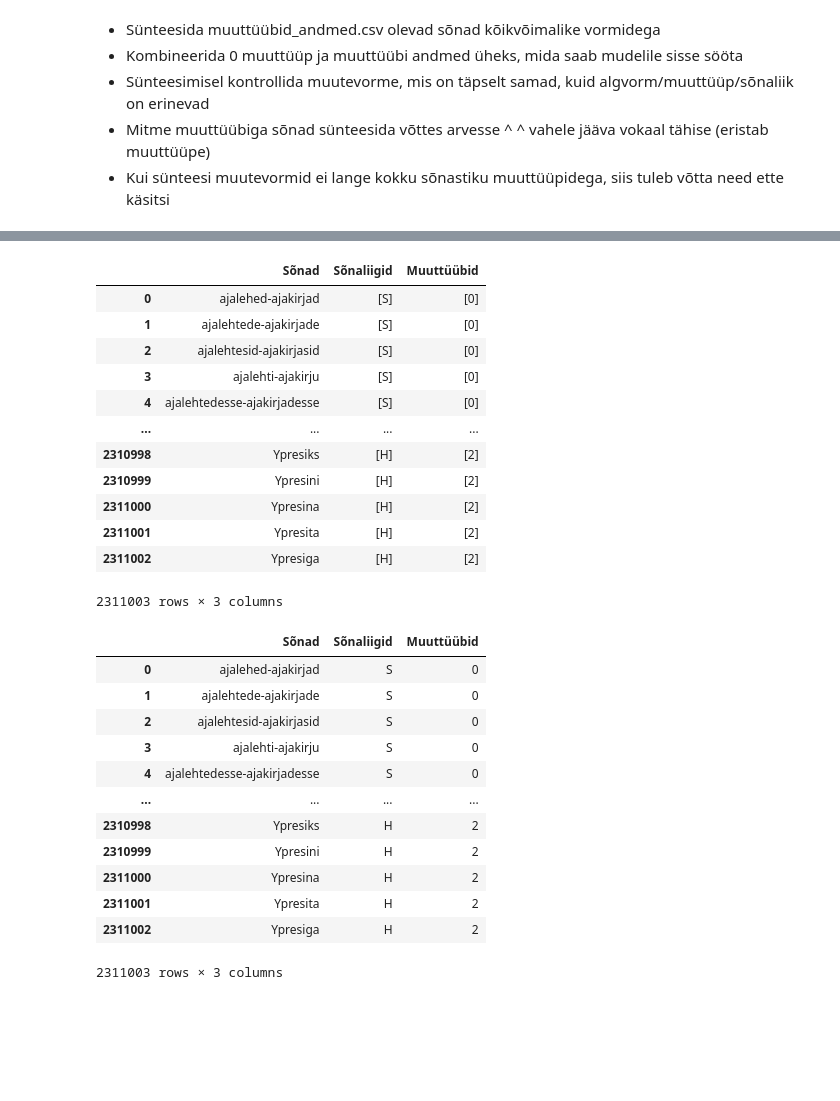
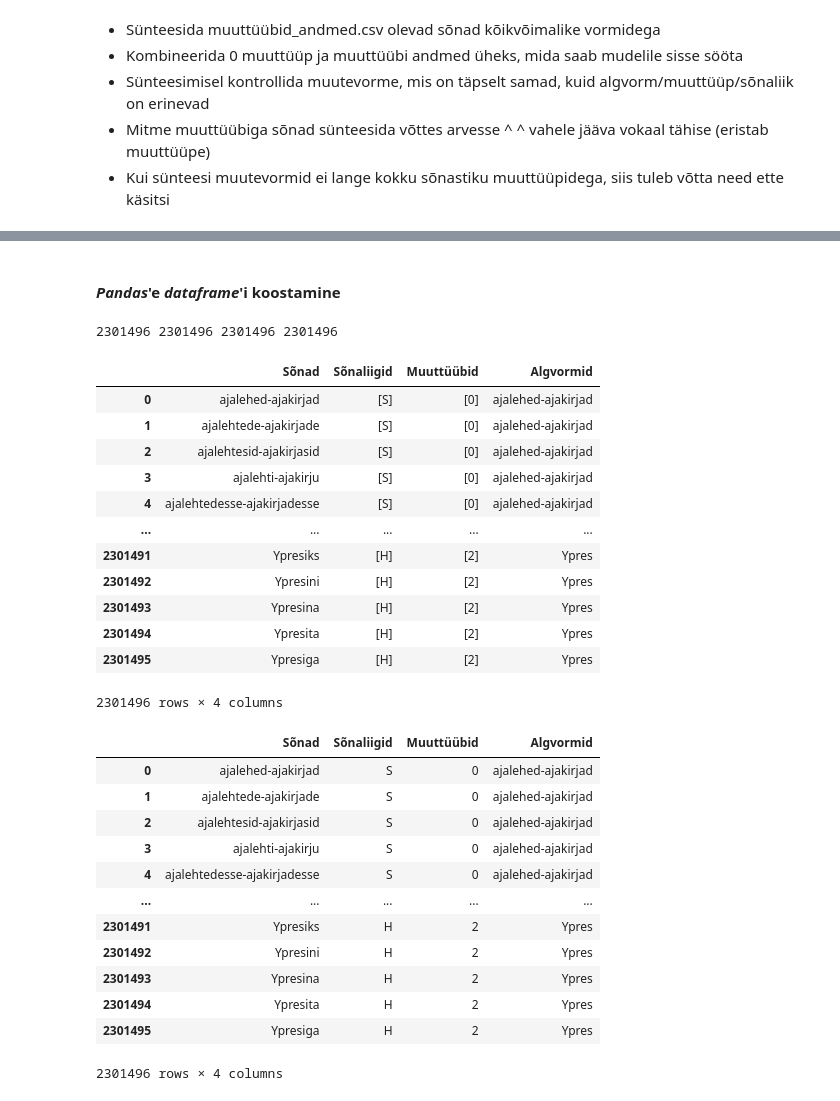
Before and after one commit to SanderSaska/MorfoloogiliseMuuttyybiAutomaatneTuvastaja, a Jupyter notebook: Morfoloogilise_muuttüübi_automaatne_tuvastamine.ipynb, the cells around one changed output, grey strips where cells are left out. Saved outputs shown, nothing was run; the diff lists cells and outputs as text; code cells hidden in the pictures; blank space fills up the shorter version.

```diff
--- a/Morfoloogilise_muuttüübi_automaatne_tuvastamine.ipynb
+++ b/Morfoloogilise_muuttüübi_automaatne_tuvastamine.ipynb
@@ -780,6 +842,7 @@ print(estnltk.vabamorf.morf.synthesize("sulgema", 'tud'))
 sõnad = list()
 sõnaliigid = list()
 muuttüübid = list()
+algvormid = list()
 
 cases_noun = [
   # label, Estonian case name
@@ -909,3 +972,15 @@ def synthesize_all(word, PoS):
       return sing_rows
     case _:
       return None
+
+def lisa_andmestikku(sõna, sõnaliik, muuttüüp, algvorm = None):
+  global sõnad, sõnaliigid, muuttüübid, algvormid
+  if algvorm:
+    sõnad.append(sõna)
+    sõnaliigid.append(sõnaliik)
+    muuttüübid.append(muuttüüp)
+    algvormid.append(algvorm)
+  else:
+    sõnad.append(sõna)
+    sõnaliigid.append(sõnaliik)
+    muuttüübid.append(muuttüüp)
@@ -1333,6 +1450,8 @@ with open('muuttüübid_andmed.csv', 'r', encoding='utf-8') as muut_f:
           käsitle_ühe_muuttüübiga(s[-1], sõnaliik, muuttüüp)
         else:
           käsitle_mitme_muuttüübiga(s[-1], sõnaliik, muuttüüp)
+# %% [markdown]
+#### *Pandas*'e *dataframe*'i koostamine
 # %%
 # 3, 5, 3, 5, 5, 5, 3, 5, 5, 5 - 10x
 # 5, 5, 3, 5, 5, 5, 5, 5, 5, 5 - 10x
@@ -1340,47 +1459,56 @@ with open('muuttüübid_andmed.csv', 'r', encoding='utf-8') as muut_f:
 sõnad_np = np.array(sõnad)
 sõnaliigid_np = np.array(sõnaliigid)
 muuttüübid_np = np.array(muuttüübid)
+if len(algvormid) > 0:
+  algvormid_np = np.array(algvormid)
+# %%
+print(len(sõnad), len(sõnaliigid), len(muuttüübid), len(algvormid))
+# %% [output]
+2301496 2301496 2301496 2301496
 # %%
-df = pd.DataFrame({'Sõnad': sõnad_np, 'Sõnaliigid': sõnaliigid_np, 'Muuttüübid': muuttüübid_np})
+if len(algvormid) > 0:
+  df = pd.DataFrame({'Sõnad': sõnad_np, 'Sõnaliigid': sõnaliigid_np, 'Muuttüübid': muuttüübid_np, 'Algvormid': algvormid_np})
+else:
+  df = pd.DataFrame({'Sõnad': sõnad_np, 'Sõnaliigid': sõnaliigid_np, 'Muuttüübid': muuttüübid_np})
 # %%
 display(df)
 # %% [output]
-|  | Sõnad | Sõnaliigid | Muuttüübid |
-| 0 | ajalehed-ajakirjad | [S] | [0] |
-| 1 | ajalehtede-ajakirjade | [S] | [0] |
-| 2 | ajalehtesid-ajakirjasid | [S] | [0] |
-| 3 | ajalehti-ajakirju | [S] | [0] |
-| 4 | ajalehtedesse-ajakirjadesse | [S] | [0] |
-| ... | ... | ... | ... |
-| 2310998 | Ypresiks | [H] | [2] |
-| 2310999 | Ypresini | [H] | [2] |
-| 2311000 | Ypresina | [H] | [2] |
-| 2311001 | Ypresita | [H] | [2] |
-| 2311002 | Ypresiga | [H] | [2] |
+|  | Sõnad | Sõnaliigid | Muuttüübid | Algvormid |
+| 0 | ajalehed-ajakirjad | [S] | [0] | ajalehed-ajakirjad |
+| 1 | ajalehtede-ajakirjade | [S] | [0] | ajalehed-ajakirjad |
+| 2 | ajalehtesid-ajakirjasid | [S] | [0] | ajalehed-ajakirjad |
+| 3 | ajalehti-ajakirju | [S] | [0] | ajalehed-ajakirjad |
+| 4 | ajalehtedesse-ajakirjadesse | [S] | [0] | ajalehed-ajakirjad |
+| ... | ... | ... | ... | ... |
+| 2301491 | Ypresiks | [H] | [2] | Ypres |
+| 2301492 | Ypresini | [H] | [2] | Ypres |
+| 2301493 | Ypresina | [H] | [2] | Ypres |
+| 2301494 | Ypresita | [H] | [2] | Ypres |
+| 2301495 | Ypresiga | [H] | [2] | Ypres |
-2311003 rows × 3 columns
+2301496 rows × 4 columns
 # %%
 # ChatGPT'd on kasutatud abivahendina järgmise koodi kirjutamisel
 
 # Järjendid lahti sõnedeks
 df['Sõnad'] = df['Sõnad'].apply(lambda x: ', '.join(x) if isinstance(x, list) else x)
 df['Sõnaliigid'] = df['Sõnaliigid'].apply(lambda x: ', '.join(x) if isinstance(x, list) else x)
 df['Muuttüübid'] = df['Muuttüübid'].apply(lambda x: ', '.join(x) if isinstance(x, list) else x)
-
+df['Algvormid'] = df['Algvormid'].apply(lambda x: ', '.join(x) if isinstance(x, list) else x)
 display(df)
 # %% [output]
-|  | Sõnad | Sõnaliigid | Muuttüübid |
-| 0 | ajalehed-ajakirjad | S | 0 |
-| 1 | ajalehtede-ajakirjade | S | 0 |
-| 2 | ajalehtesid-ajakirjasid | S | 0 |
-| 3 | ajalehti-ajakirju | S | 0 |
-| 4 | ajalehtedesse-ajakirjadesse | S | 0 |
-| ... | ... | ... | ... |
-| 2310998 | Ypresiks | H | 2 |
-| 2310999 | Ypresini | H | 2 |
-| 2311000 | Ypresina | H | 2 |
-| 2311001 | Ypresita | H | 2 |
-| 2311002 | Ypresiga | H | 2 |
+|  | Sõnad | Sõnaliigid | Muuttüübid | Algvormid |
+| 0 | ajalehed-ajakirjad | S | 0 | ajalehed-ajakirjad |
+| 1 | ajalehtede-ajakirjade | S | 0 | ajalehed-ajakirjad |
+| 2 | ajalehtesid-ajakirjasid | S | 0 | ajalehed-ajakirjad |
+| 3 | ajalehti-ajakirju | S | 0 | ajalehed-ajakirjad |
+| 4 | ajalehtedesse-ajakirjadesse | S | 0 | ajalehed-ajakirjad |
+| ... | ... | ... | ... | ... |
+| 2301491 | Ypresiks | H | 2 | Ypres |
+| 2301492 | Ypresini | H | 2 | Ypres |
+| 2301493 | Ypresina | H | 2 | Ypres |
+| 2301494 | Ypresita | H | 2 | Ypres |
+| 2301495 | Ypresiga | H | 2 | Ypres |
-2311003 rows × 3 columns
+2301496 rows × 4 columns
 # %%
 # Kontrolliks
 list_sõnad = df[df['Sõnad'].str.contains(',')]
```
Also changed, not shown: parts of 67 cells of this notebook.
